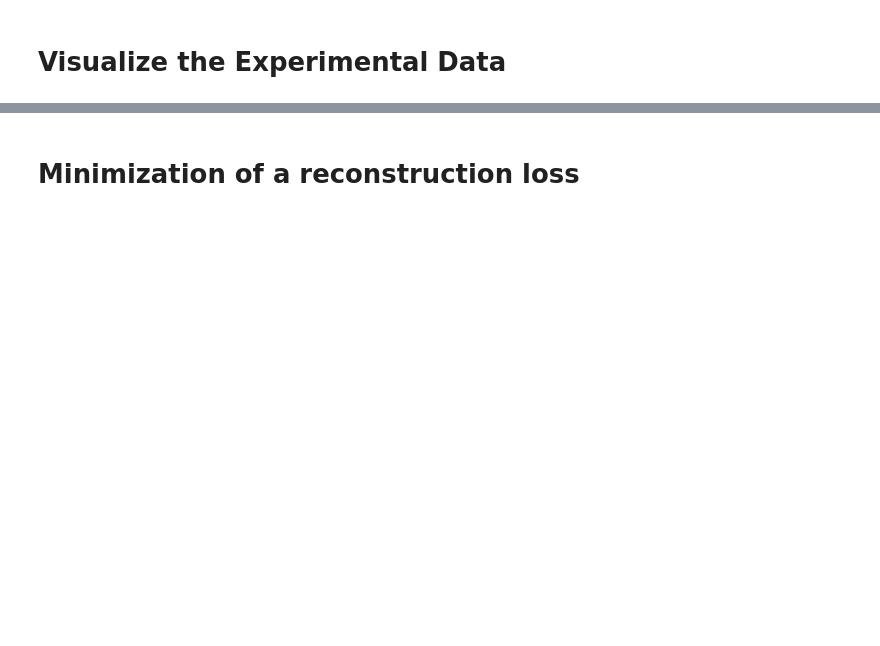
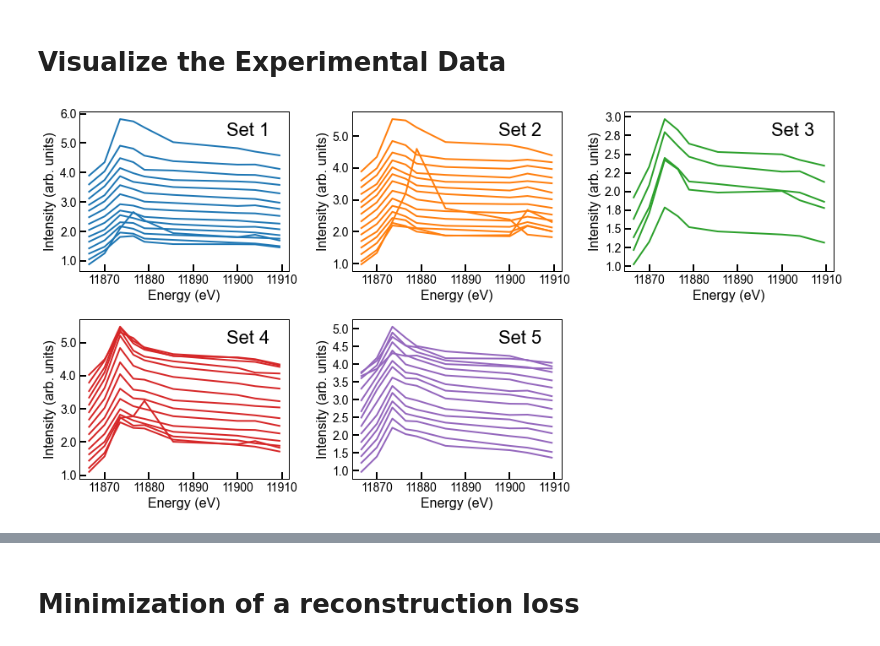
Before and after one commit to stetef/Energy-Point-Selection, a Jupyter notebook: Data Analysis.ipynb, the cells around one changed output, grey strips where cells are left out. Drawn from its saved outputs; the diff is of its cells as text; code cells hidden in the pictures; blank space fills up the shorter version.

```diff
--- a/Data Analysis.ipynb
+++ b/Data Analysis.ipynb
@@ -219,33 +252,37 @@ plt.savefig('Figures/As2O3_exp_comparison.png', dpi=800, transparent=True)
 # %% [markdown]
 # Visualize the Experimental Data
 # %%
-DATA = get_all_data()
+Energies = np.array([11.8665, 11.87, 11.8735, 11.8765, 11.879,
+                     11.8855, 11.9, 11.904, 11.9095])
+DATA = get_all_data(Energies)
 # data is a list (by set) of a list (by pixel number) of dictaries (by xy pos)
 
 nrows = 2
 ncols = 3
 fig, axes = plt.subplots(figsize=(16, 8), nrows=nrows, ncols=ncols)
 plt.subplots_adjust(wspace=0.3, hspace=0.3)
 
 for Set in range(1, 7):
     row = (Set - 1) // ncols
     colm = (Set - 1) % ncols
-    ax = axes[row][colm]
-
+    ax = axes[row, colm]
     if Set <= 5:
         setdata = DATA[Set]
         for i, pt in enumerate(setdata):
             intensity = np.array(pt['I'], dtype=float)
             ax.plot(pt['E'], intensity / 1000 + i*0.2, '-', linewidth=2, c=plt.cm.tab10(Set - 1))
 
         ax.annotate(f'Set {Set}', (0.7, 0.85), xycoords='axes fraction', fontsize=22)
         ax.set_ylabel("Intensity (arb. units)", fontsize=16)
         ax.set_xlabel("Energy (eV)", fontsize=16)
         ax.tick_params(direction='in', width=2, length=8, which='major', axis='both')
         ax.set_xticklabels(np.array(ax.get_xticks(), dtype=int), fontsize=14)
         ax.set_yticklabels(np.array(ax.get_yticks(), dtype=float), fontsize=14)
         ax.yaxis.set_major_formatter(FormatStrFormatter('%.1f'))
+        set_spine_width(ax, width=1.)
     else:
         ax.axis('off')
 
-plt.savefig('Figures/linescans.png', dpi=800, transparent=True)
+#plt.savefig('Figures/linescans.png', dpi=800, transparent=True)
+# %% [output]
+[figure, added]
```
Also changed, not shown: parts of 34 cells of this notebook, 22 other files.
